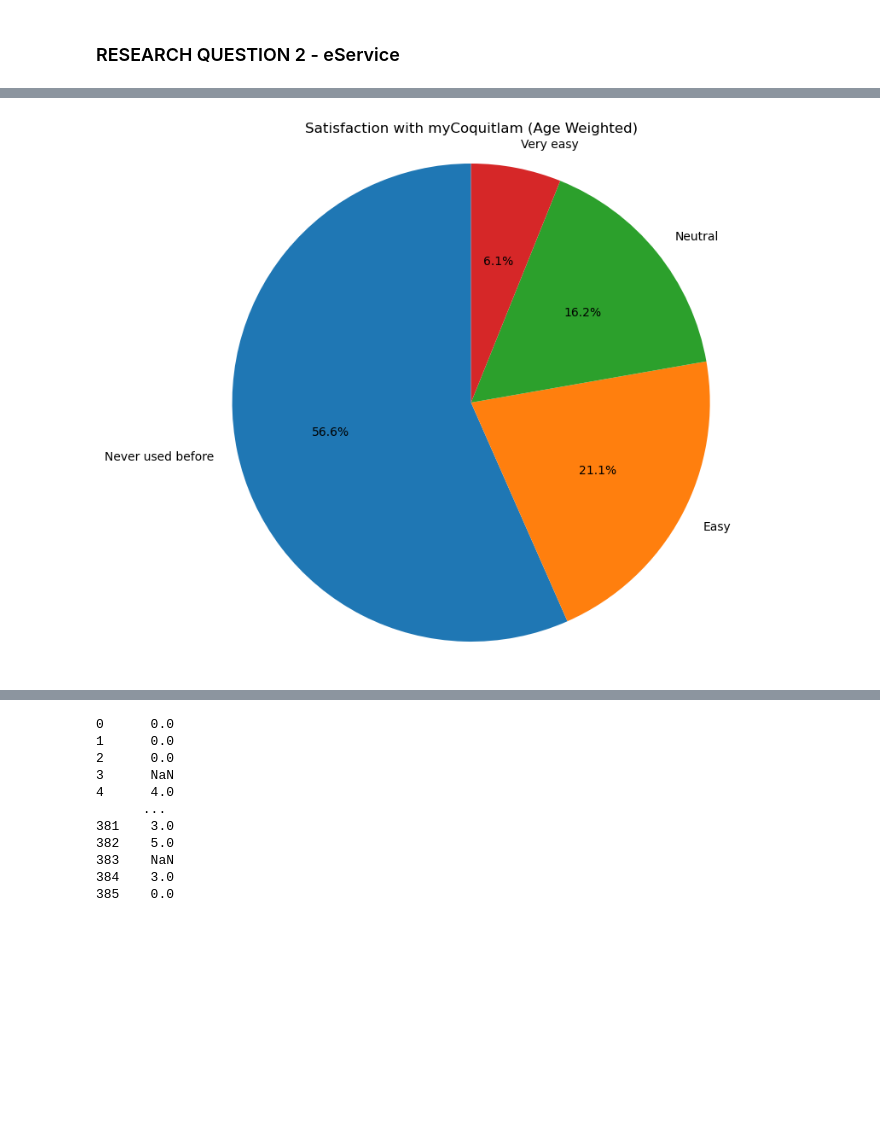
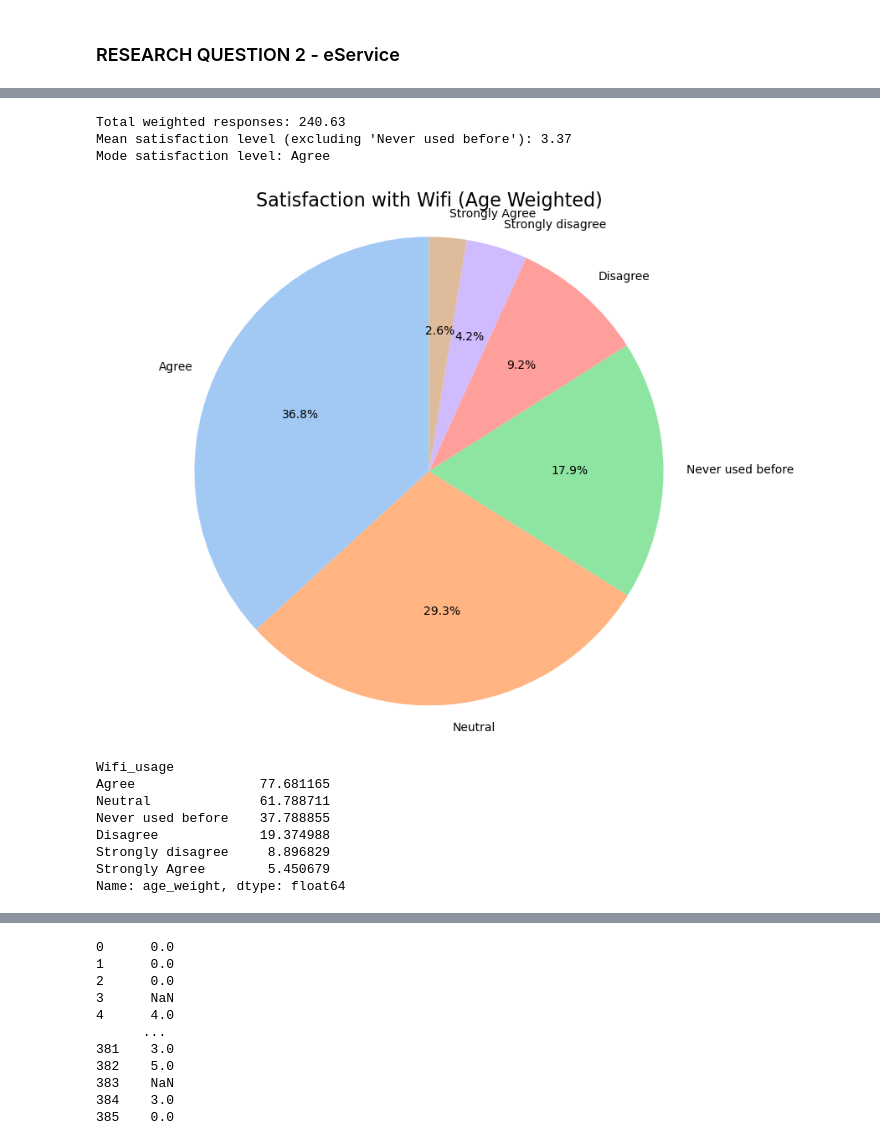
Before and after one commit to doryang1019/Coquitlam_Analyze, a Jupyter notebook: analyze.ipynb, the cells around one changed output, grey strips where cells are left out. Saved outputs shown, nothing was run; the diff lists cells and outputs as text; code cells hidden in the pictures; blank space fills up the shorter version.

```diff
--- a/analyze.ipynb
+++ b/analyze.ipynb
@@ -796,14 +1405,17 @@ Name: age_weight, dtype: float64
 # %%
-s = 'How would you rate the ease-of-use access bill histories, property tax, utilities, and dog licenses through myCoquitlam website?'
-df = df.rename(columns={s: 'myCoquitlam_satisfaction'})
-# df['eService_satisfaction'] = df['eService_satisfaction'].fillna("dddd")
-print(df['myCoquitlam_satisfaction'])
-weighted_freq = df.groupby('myCoquitlam_satisfaction')['gender_weight'].sum().sort_values(ascending=False)
+s = 'Do you feel that the free Wi-Fi provided in Coquitlam’s City parks and civic facilities is reliable and fast?'
+df['Wifi_usage'] = df[s].copy()
+print(df['Wifi_usage'].unique())
+df2 = df.dropna(subset=['Wifi_usage'])
+print(df2['Wifi_usage'].unique())
+weighted_freq_wifi = df2.groupby('Wifi_usage')['gender_weight'].sum().sort_values(ascending=False)
+colors = sns.color_palette("pastel")  # You can try other palettes like "deep", "muted", "bright", etc.
+
 plt.figure(figsize=(10,8))
-plt.pie(weighted_freq.values, labels=weighted_freq.index, autopct='%1.1f%%', startangle=90)
-plt.title('Satisfaction with myCoquitlam (Gender Weighted)')
+plt.pie(weighted_freq_wifi.values, labels=weighted_freq_wifi.index, autopct='%1.1f%%', startangle=90, colors=colors)
+plt.title('Satisfaction with Wifi (Gender Weighted)', fontsize=16)
 plt.axis('equal')
 plt.show()
 
-print(weighted_freq)
+print(weighted_freq_wifi)
 # %% [output]
@@ -828,10 +1434,52 @@ Very easy             10.931775
 Name: gender_weight, dtype: float64
+# %%
+total_weight = weighted_freq_wifi.sum()
+satisfaction_levels = ['Strongly disagree', 'Disagree', 'Neutral', 'Agree', 'Strongly Agree']
+satisfaction_values = [1, 2, 3, 4, 5]
+
+# Calculate total weight
+# total_weight = sum(weighted_freq_wifi.values())
+
+# Calculate mean (excluding 'Never used before')
+used_weights = {k: v for k, v in weighted_freq_wifi.items() if k != 'Never used before'}
+used_total = sum(used_weights.values())
+
+# Calculate weighted sum
+weighted_sum = sum(satisfaction_values[satisfaction_levels.index(level)] * weight
+                   for level, weight in used_weights.items())
+
+# Calculate mean satisfaction
+mean_satisfaction = weighted_sum / used_total
+
+# Find mode
+mode_satisfaction = weighted_freq_wifi.idxmax()
+
+# Print results
+print(f"Total weighted responses: {total_weight:.2f}")
+print(f"Mean satisfaction level (excluding 'Never used before'): {mean_satisfaction:.2f}")
+print(f"Mode satisfaction level: {mode_satisfaction}")
+# %% [output]
+Total weighted responses: 240.63
+Mean satisfaction level (excluding 'Never used before'): 3.37
+Mode satisfaction level: Agree
 # %%
-weighted_freq = df.groupby('myCoquitlam_satisfaction')['age_weight'].sum().sort_values(ascending=False)
+weighted_freq_wifi = df2.groupby('Wifi_usage')['age_weight'].sum().sort_values(ascending=False)
+colors = sns.color_palette("pastel")  # You can try other palettes like "deep", "muted", "bright", etc.
+
 plt.figure(figsize=(10,8))
-plt.pie(weighted_freq.values, labels=weighted_freq.index, autopct='%1.1f%%', startangle=90)
-plt.title('Satisfaction with myCoquitlam (Age Weighted)')
+plt.pie(weighted_freq_wifi.values, labels=weighted_freq_wifi.index, autopct='%1.1f%%', startangle=90, colors=colors)
+plt.title('Satisfaction with Wifi (Age Weighted)', fontsize=16)
 plt.axis('equal')
 plt.show()
+
+print(weighted_freq_wifi)
 # %% [output]
-[figure, old version]
+[figure, new version]
+Wifi_usage
+Agree                77.681165
+Neutral              61.788711
+Never used before    37.788855
+Disagree             19.374988
+Strongly disagree     8.896829
+Strongly Agree        5.450679
+Name: age_weight, dtype: float64
```
Also changed, not shown: parts of 27 cells of this notebook, 4 other files.
